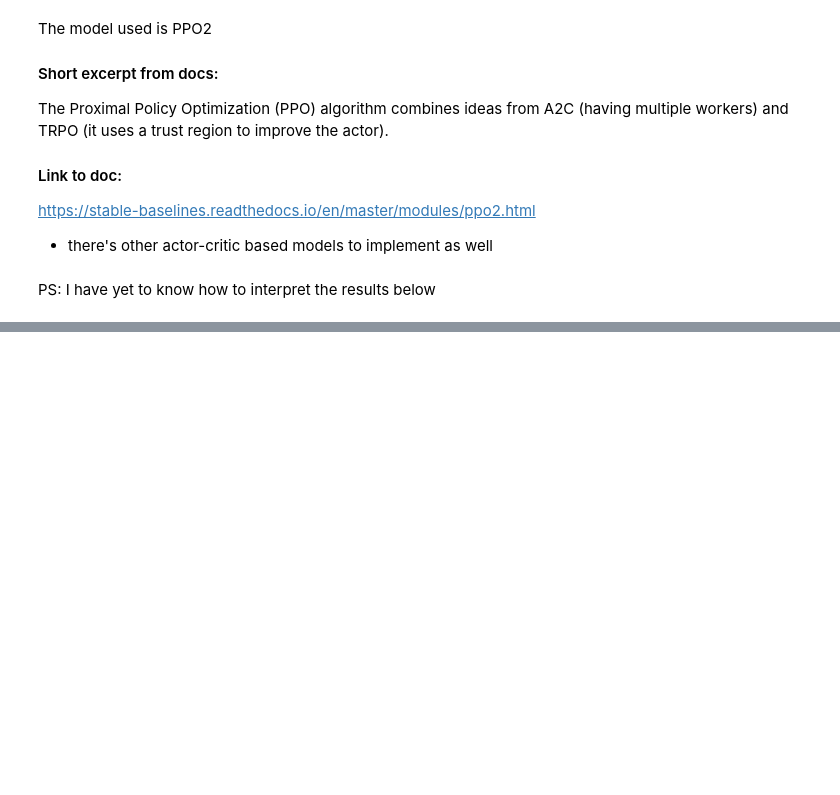
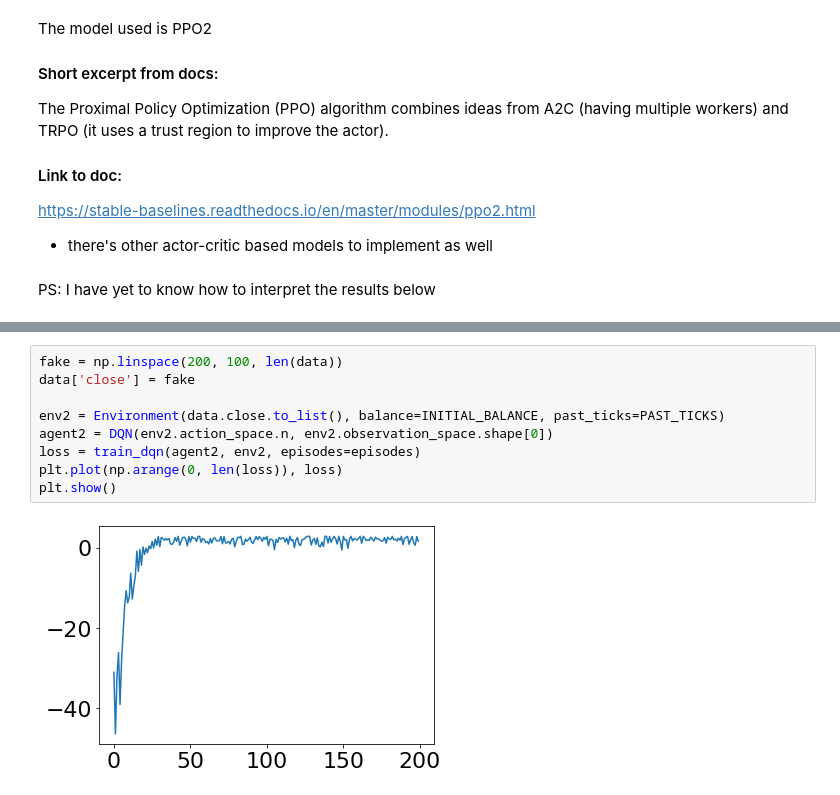
Before and after one commit to YAOS5/Amazon-Trading-Bot, a Jupyter notebook: stable_baselines_test.ipynb, the cells around one changed output, grey strips where cells are left out. Drawn from its saved outputs; the diff is of its cells as text; blank space fills up the shorter version.

```diff
--- a/stable_baselines_test.ipynb
+++ b/stable_baselines_test.ipynb
@@ -341,0 +249,11 @@ plot(prices, target_actions, portfolio.portfolio)
+# %%
+fake = np.linspace(200, 100, len(data))
+data['close'] = fake
+
+env2 = Environment(data.close.to_list(), balance=INITIAL_BALANCE, past_ticks=PAST_TICKS)
+agent2 = DQN(env2.action_space.n, env2.observation_space.shape[0])
+loss = train_dqn(agent2, env2, episodes=episodes)
+plt.plot(np.arange(0, len(loss)), loss)
+plt.show()
+# %% [output]
+[figure, added]
```
Also changed, not shown: parts of 38 cells of this notebook, 1 other file.
